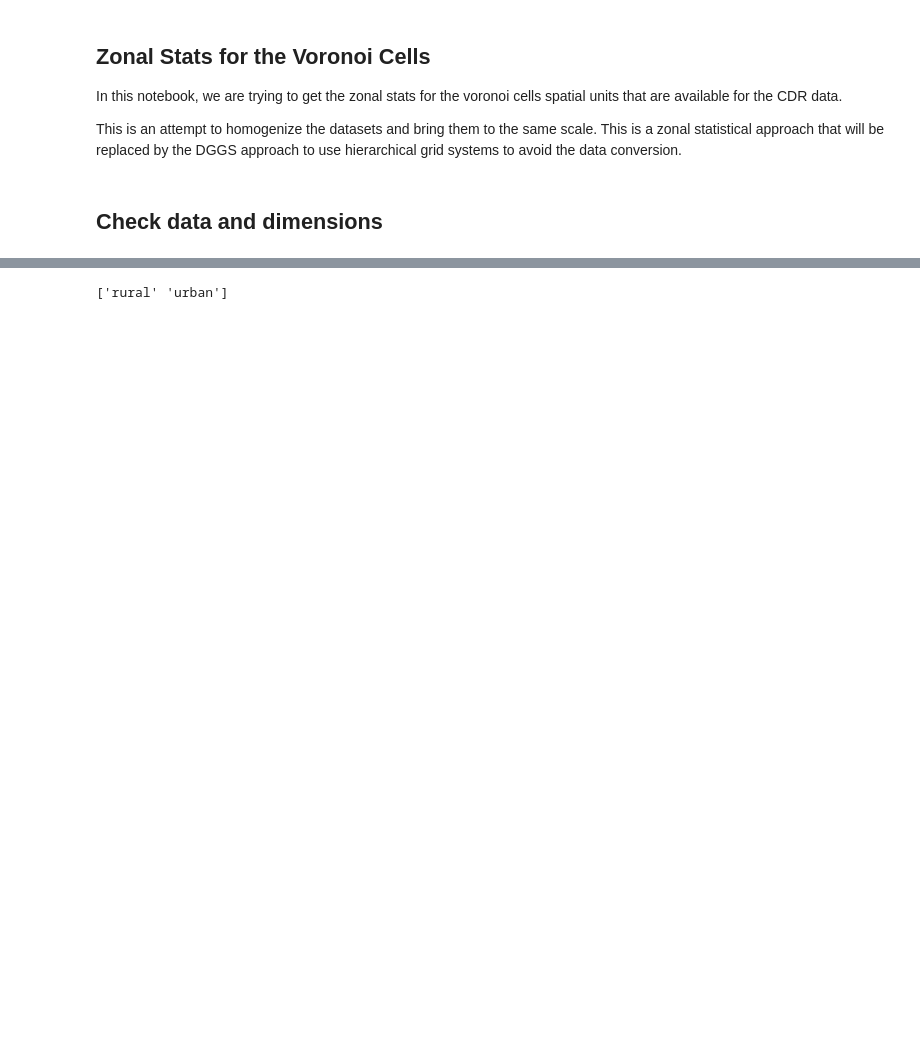
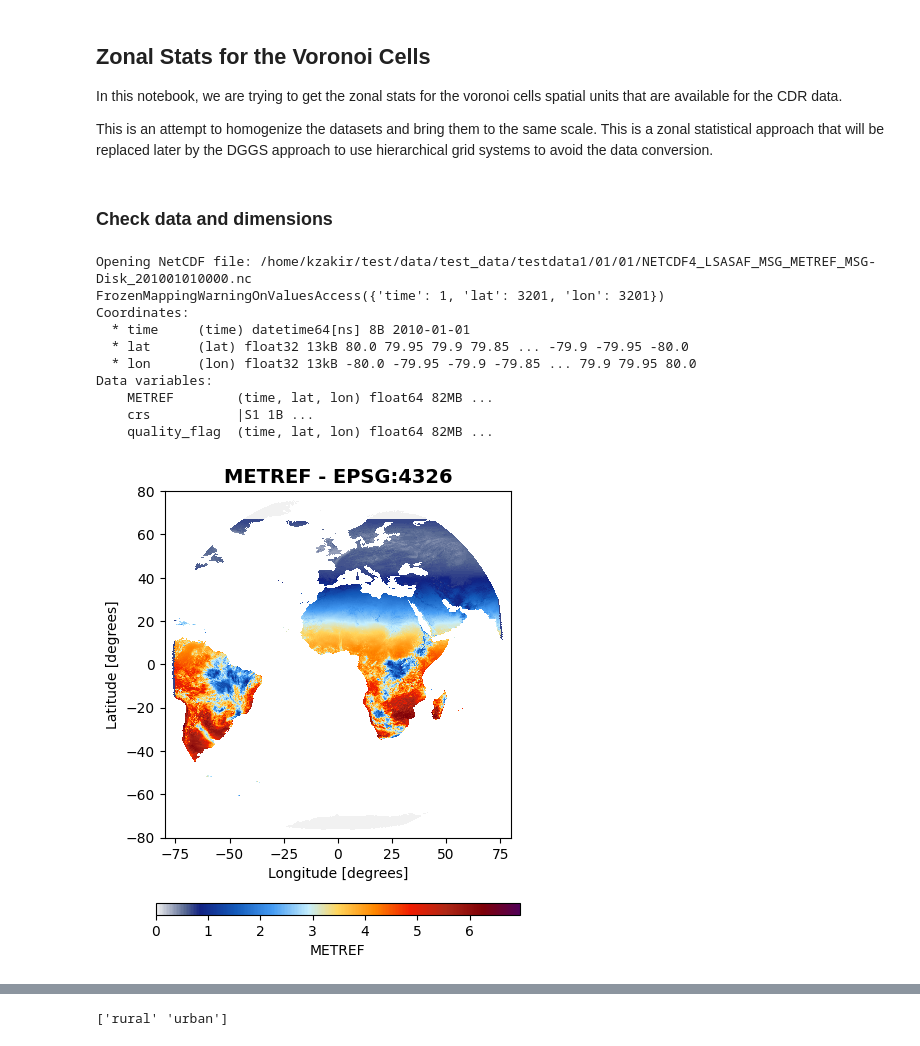
Before and after one commit to khizerzakir/dvcube, a Jupyter notebook: cube_example/xvec_kerchunk.ipynb, the cells around one changed output, grey strips where cells are left out. Drawn from its saved outputs; the diff is of its cells as text; code cells hidden in the pictures; blank space fills up the shorter version.

```diff
--- a/cube_example/xvec_kerchunk.ipynb
+++ b/cube_example/xvec_kerchunk.ipynb
@@ -3,7 +3,7 @@
 
 In this notebook, we are trying to get the zonal stats for the voronoi cells spatial units that are available for the CDR data.
 
-This is an attempt to homogenize the datasets and bring them to the same scale. This is a zonal statistical approach that will be replaced by the DGGS approach to use hierarchical grid systems to avoid the data conversion.
+This is an attempt to homogenize the datasets and bring them to the same scale. This is a zonal statistical approach that will be replaced later by the DGGS approach to use hierarchical grid systems to avoid the data conversion.
 # %%
 ## import libraries
 import geopandas as gpd
@@ -46,15 +81,27 @@ from read_check import*
 # %% [markdown]
-## Check data and dimensions
+### Check data and dimensions
 # %%
-# from read_check import check, read, plot
+from read_check import check, read, plot
 
-# # Specify the data path directly instead of using input()
-# data_path = "/home/kzakir/dvcube/test/data/test_data/testdata1"
-# dataset, netcdf_file = read(data_path)
-# print(dataset.dims)
-# print(dataset.coords)
-# print(dataset.data_vars)
+# Specify the data path directly instead of using input()
+data_path = "/home/kzakir/test/data/test_data/testdata1"
+dataset, netcdf_file = read(data_path)
+print(dataset.dims)
+print(dataset.coords)
+print(dataset.data_vars)
 
-# # Then plot a specific variable
-# plot(dataset, "METREF")
+# Then plot a specific variable
+plot(dataset, "METREF", save_path="/home/kzakir/test/plots/metref.png")
+# %% [output]
+Opening NetCDF file: /home/kzakir/test/data/test_data/testdata1/01/01/NETCDF4_LSASAF_MSG_METREF_MSG-Disk_201001010000.nc
+FrozenMappingWarningOnValuesAccess({'time': 1, 'lat': 3201, 'lon': 3201})
+Coordinates:
+  * time     (time) datetime64[ns] 8B 2010-01-01
+  * lat      (lat) float32 13kB 80.0 79.95 79.9 79.85 ... -79.9 -79.95 -80.0
+  * lon      (lon) float32 13kB -80.0 -79.95 -79.9 -79.85 ... 79.9 79.95 80.0
+Data variables:
+    METREF        (time, lat, lon) float64 82MB ...
+    crs           |S1 1B ...
+    quality_flag  (time, lat, lon) float64 82MB ...
+[figure, added]
 # %%
```
Also changed, not shown: parts of 72 cells of this notebook, 17 other files.
